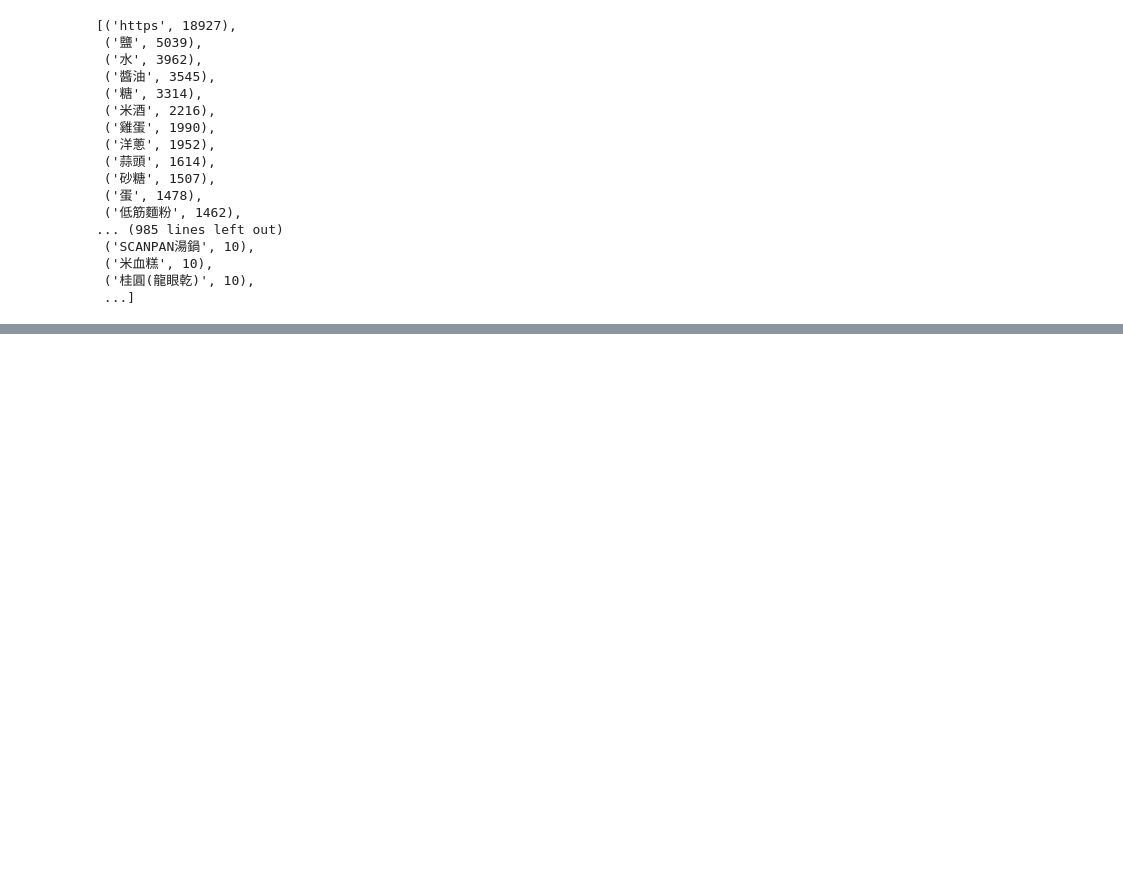
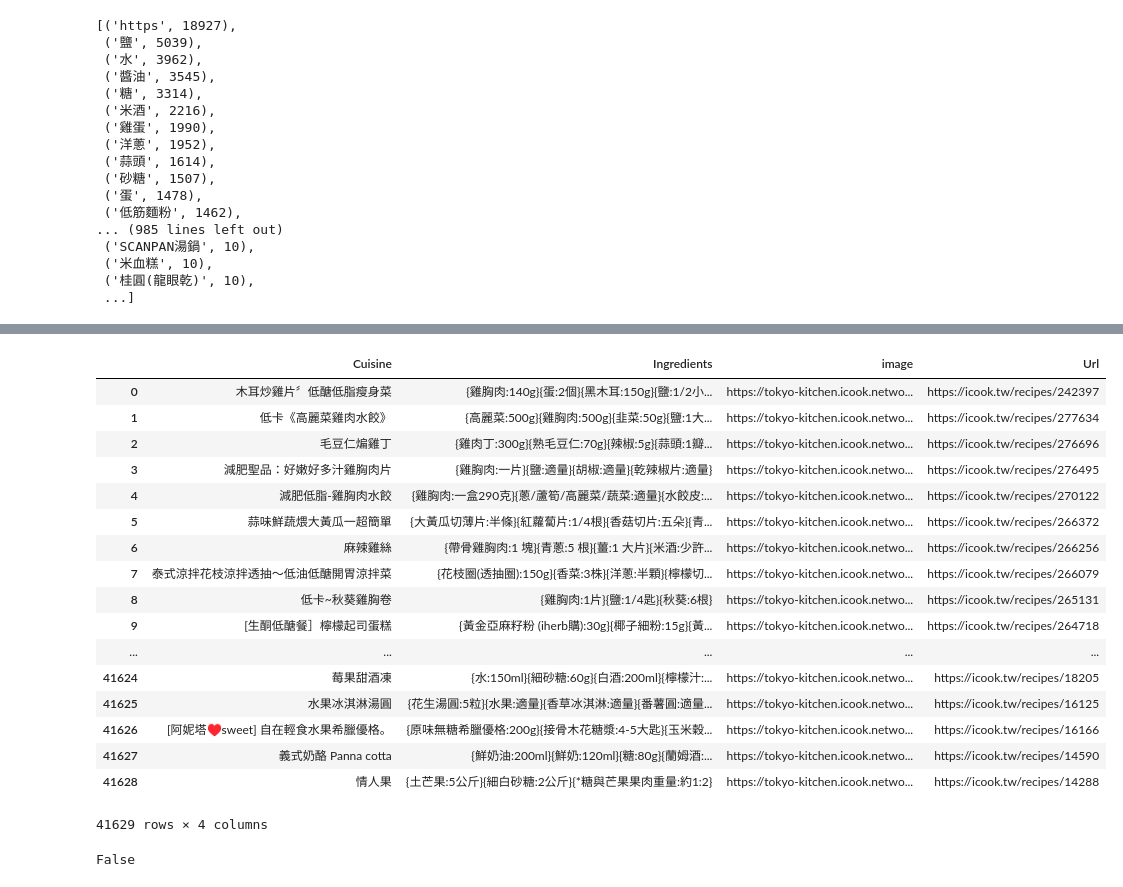
Before and after one commit to acd51874/Python_crawler_Practice, a Jupyter notebook: iCook/icook_MR/icook_MR.ipynb, the cells around one changed output, grey strips where cells are left out. Saved outputs shown, nothing was run; the diff lists cells and outputs as text; code cells hidden in the pictures; blank space fills up the shorter version.

```diff
--- a/iCook/icook_MR/icook_MR.ipynb
+++ b/iCook/icook_MR/icook_MR.ipynb
@@ -129,0 +388,51 @@ sorted(ingredientAmountDict.items(), key = lambda item:-item[1])
+# %%
+'''
+
+Modify ingredients format and name
+
+'''
+
+import pandas as pd
+import os
+
+path = r'./res_chFormat'
+if not os.path.isdir(path):
+    os.mkdir(path)
+
+# initiate dataFrame
+df = pd.DataFrame(columns = ['Cuisine', 'Ingredients', 'image', "Url"])
+
+def df_append(df, dt):
+    df = df.append(
+        pd.DataFrame(
+            [dt],
+            columns = ['Cuisine', 'Ingredients', 'image', "Url"]
+        ),
+        ignore_index = True
+    )
+    return df
+
+pd.read_csv(r'./res_filter/iCook_filter.csv', engine='python', encoding='utf-8')
+# %% [output]
+|  | Cuisine | Ingredients | image | Url |
+| 0 | 木耳炒雞片〞低醣低脂瘦身菜 | {雞胸肉:140g}{蛋:2個}{黑木耳:150g}{鹽:1/2小... | https://tokyo-kitchen.icook.netwo... | https://icook.tw/recipes/242397 |
+| 1 | 低卡《高麗菜雞肉水餃》 | {高麗菜:500g}{雞胸肉:500g}{韭菜:50g}{鹽:1大... | https://tokyo-kitchen.icook.netwo... | https://icook.tw/recipes/277634 |
+| 2 | 毛豆仁煸雞丁 | {雞肉丁:300g}{熟毛豆仁:70g}{辣椒:5g}{蒜頭:1瓣... | https://tokyo-kitchen.icook.netwo... | https://icook.tw/recipes/276696 |
+| 3 | 減肥聖品：好嫩好多汁雞胸肉片 | {雞胸肉:一片}{鹽:適量}{胡椒:適量}{乾辣椒片:適量} | https://tokyo-kitchen.icook.netwo... | https://icook.tw/recipes/276495 |
+| 4 | 減肥低脂-雞胸肉水餃 | {雞胸肉:一盒290克}{蔥/蘆筍/高麗菜/蔬菜:適量}{水餃皮:... | https://tokyo-kitchen.icook.netwo... | https://icook.tw/recipes/270122 |
+| 5 | 蒜味鮮蔬煨大黃瓜一超簡單 | {大黃瓜切薄片:半條}{紅蘿蔔片:1/4根}{香菇切片:五朵}{青... | https://tokyo-kitchen.icook.netwo... | https://icook.tw/recipes/266372 |
+| 6 | 麻辣雞絲 | {帶骨雞胸肉:1 塊}{青蔥:5 根}{薑:1 大片}{米酒:少許... | https://tokyo-kitchen.icook.netwo... | https://icook.tw/recipes/266256 |
+| 7 | 泰式涼拌花枝涼拌透抽～低油低醣開胃涼拌菜 | {花枝圈(透抽圈):150g}{香菜:3株}{洋蔥:半顆}{檸檬切... | https://tokyo-kitchen.icook.netwo... | https://icook.tw/recipes/266079 |
+| 8 | 低卡~秋葵雞胸卷 | {雞胸肉:1片}{鹽:1/4匙}{秋葵:6根} | https://tokyo-kitchen.icook.netwo... | https://icook.tw/recipes/265131 |
+| 9 | [生酮低醣餐］檸檬起司蛋糕 | {黃金亞麻籽粉 (iherb購):30g}{椰子細粉:15g}{黃... | https://tokyo-kitchen.icook.netwo... | https://icook.tw/recipes/264718 |
+| ... | ... | ... | ... | ... |
+| 41624 | 莓果甜酒凍 | {水:150ml}{細砂糖:60g}{白酒:200ml}{檸檬汁:... | https://tokyo-kitchen.icook.netwo... | https://icook.tw/recipes/18205 |
+| 41625 | 水果冰淇淋湯圓 | {花生湯圓:5粒}{水果:適量}{香草冰淇淋:適量}{番薯圓:適量... | https://tokyo-kitchen.icook.netwo... | https://icook.tw/recipes/16125 |
+| 41626 | [阿妮塔♥sweet] 自在輕食水果希臘優格。 | {原味無糖希臘優格:200g}{接骨木花糖漿:4-5大匙}{玉米穀... | https://tokyo-kitchen.icook.netwo... | https://icook.tw/recipes/16166 |
+| 41627 | 義式奶酪 Panna cotta | {鮮奶油:200ml}{鮮奶:120ml}{糖:80g}{蘭姆酒:... | https://tokyo-kitchen.icook.netwo... | https://icook.tw/recipes/14590 |
+| 41628 | 情人果 | {土芒果:5公斤}{細白砂糖:2公斤}{*糖與芒果果肉重量:約1:2} | https://tokyo-kitchen.icook.netwo... | https://icook.tw/recipes/14288 |
+41629 rows × 4 columns
+# %%
+['a', 'b', 'c'] in ['a', 'b', 're', 'ss']
+# %% [output]
+False
```
Also changed, not shown: parts of 6 cells of this notebook, 6 other files.
